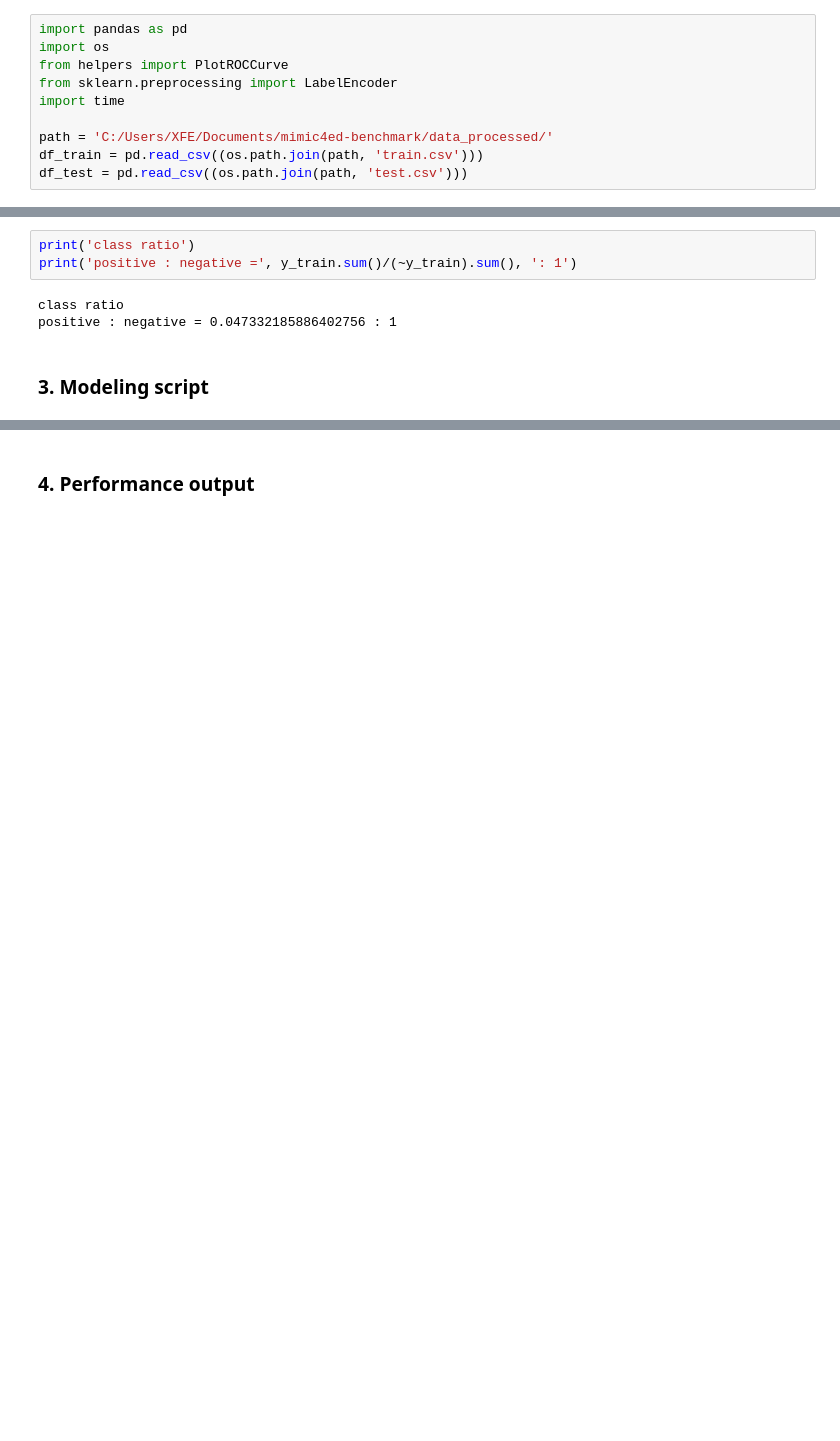
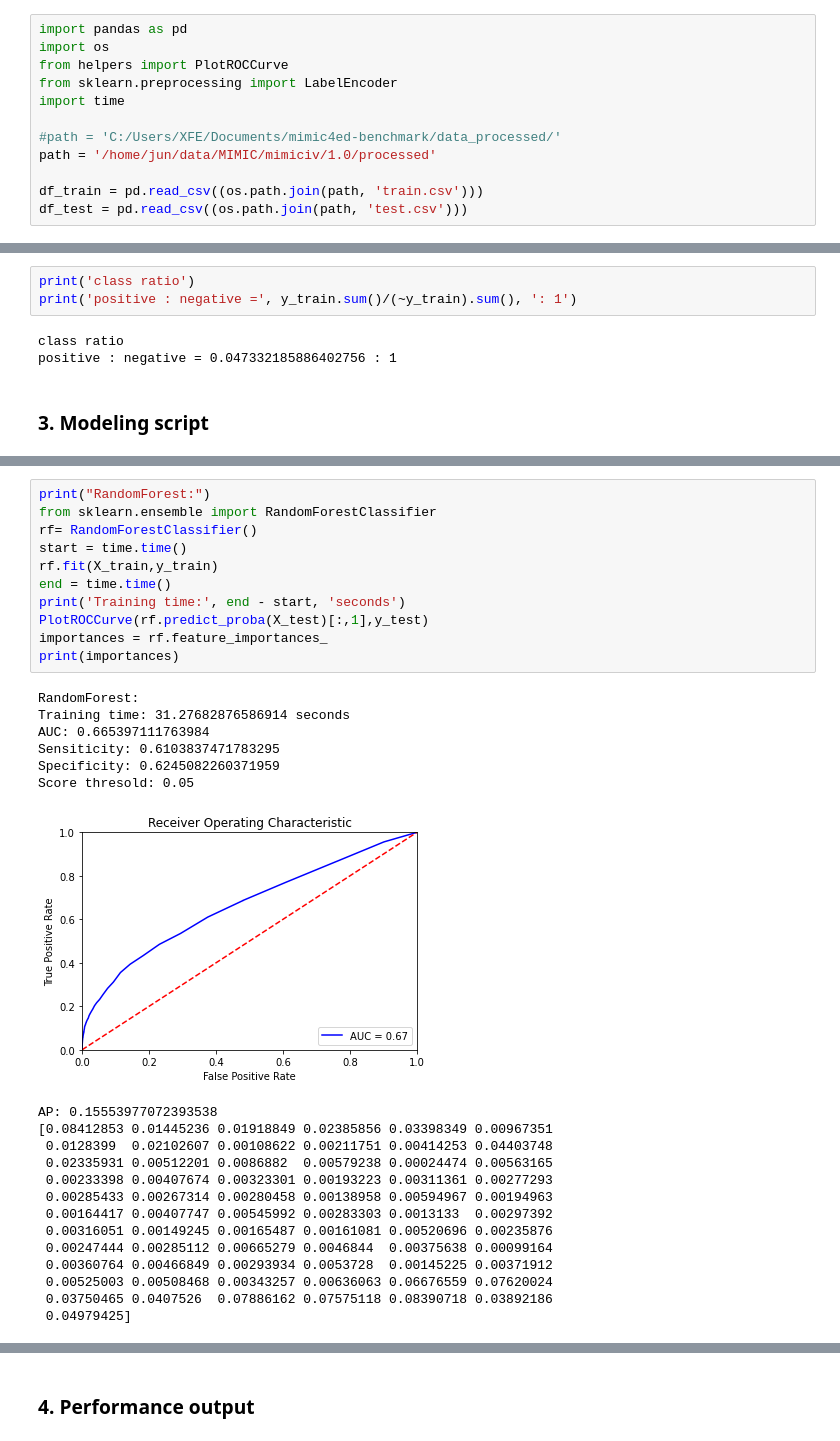
Before and after one commit to nliulab/mimic4ed-benchmark, a Jupyter notebook: Benchmark_scripts/Model_72h_ed_revisit_disposition.ipynb, the cells around one changed output, grey strips where cells are left out. Saved outputs shown, nothing was run; the diff lists cells and outputs as text; blank space fills up the shorter version.

```diff
--- a/Benchmark_scripts/Model_72h_ed_revisit_disposition.ipynb
+++ b/Benchmark_scripts/Model_72h_ed_revisit_disposition.ipynb
@@ -15,7 +15,9 @@ from helpers import PlotROCCurve
 from sklearn.preprocessing import LabelEncoder
 import time
 
-path = 'C:/Users/XFE/Documents/mimic4ed-benchmark/data_processed/'
+#path = 'C:/Users/XFE/Documents/mimic4ed-benchmark/data_processed/'
+path = '/home/jun/data/MIMIC/mimiciv/1.0/processed'
+
 df_train = pd.read_csv((os.path.join(path, 'train.csv')))
 df_test = pd.read_csv((os.path.join(path, 'test.csv')))
 # %%
@@ -101,0 +140,32 @@ PlotROCCurve(logreg.predict_proba(X_test)[:,1],y_test)
+# %%
+print("RandomForest:")
+from sklearn.ensemble import RandomForestClassifier
+rf= RandomForestClassifier()
+start = time.time()
+rf.fit(X_train,y_train)
+end = time.time()
+print('Training time:', end - start, 'seconds')
+PlotROCCurve(rf.predict_proba(X_test)[:,1],y_test)
+importances = rf.feature_importances_
+print(importances)
+# %% [output]
+RandomForest:
+Training time: 31.27682876586914 seconds
+AUC: 0.665397111763984
+Sensiticity: 0.6103837471783295
+Specificity: 0.6245082260371959
+Score thresold: 0.05
+[figure, added]
+AP: 0.15553977072393538
+[0.08412853 0.01445236 0.01918849 0.02385856 0.03398349 0.00967351
+ 0.0128399  0.02102607 0.00108622 0.00211751 0.00414253 0.04403748
+ 0.02335931 0.00512201 0.0086882  0.00579238 0.00024474 0.00563165
+ 0.00233398 0.00407674 0.00323301 0.00193223 0.00311361 0.00277293
+ 0.00285433 0.00267314 0.00280458 0.00138958 0.00594967 0.00194963
+ 0.00164417 0.00407747 0.00545992 0.00283303 0.0013133  0.00297392
+ 0.00316051 0.00149245 0.00165487 0.00161081 0.00520696 0.00235876
+ 0.00247444 0.00285112 0.00665279 0.0046844  0.00375638 0.00099164
+ 0.00360764 0.00466849 0.00293934 0.0053728  0.00145225 0.00371912
+ 0.00525003 0.00508468 0.00343257 0.00636063 0.06676559 0.07620024
+ 0.03750465 0.0407526  0.07886162 0.07575118 0.08390718 0.03892186
+ 0.04979425]
```
Also changed, not shown: parts of 11 cells of this notebook, 2 other files.
